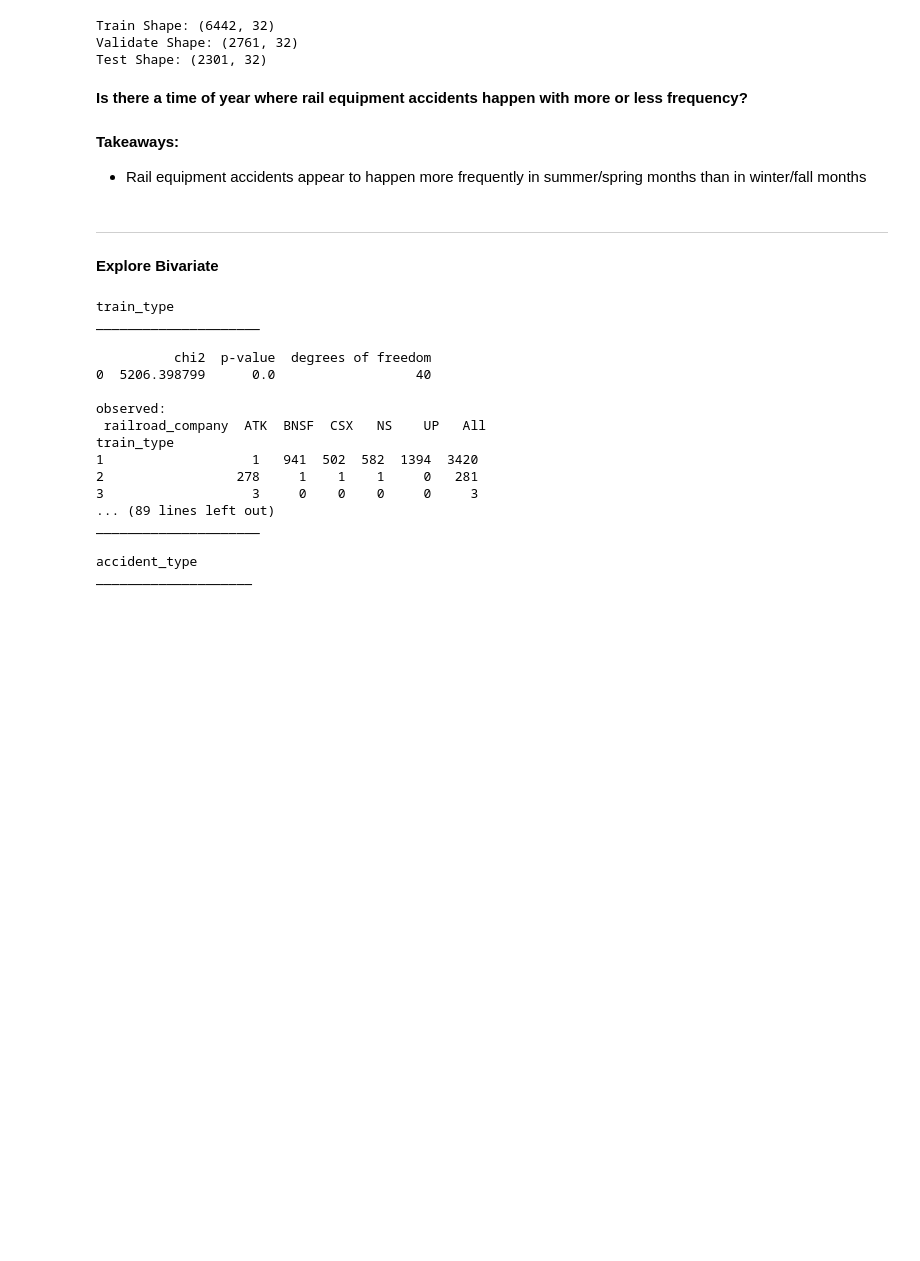
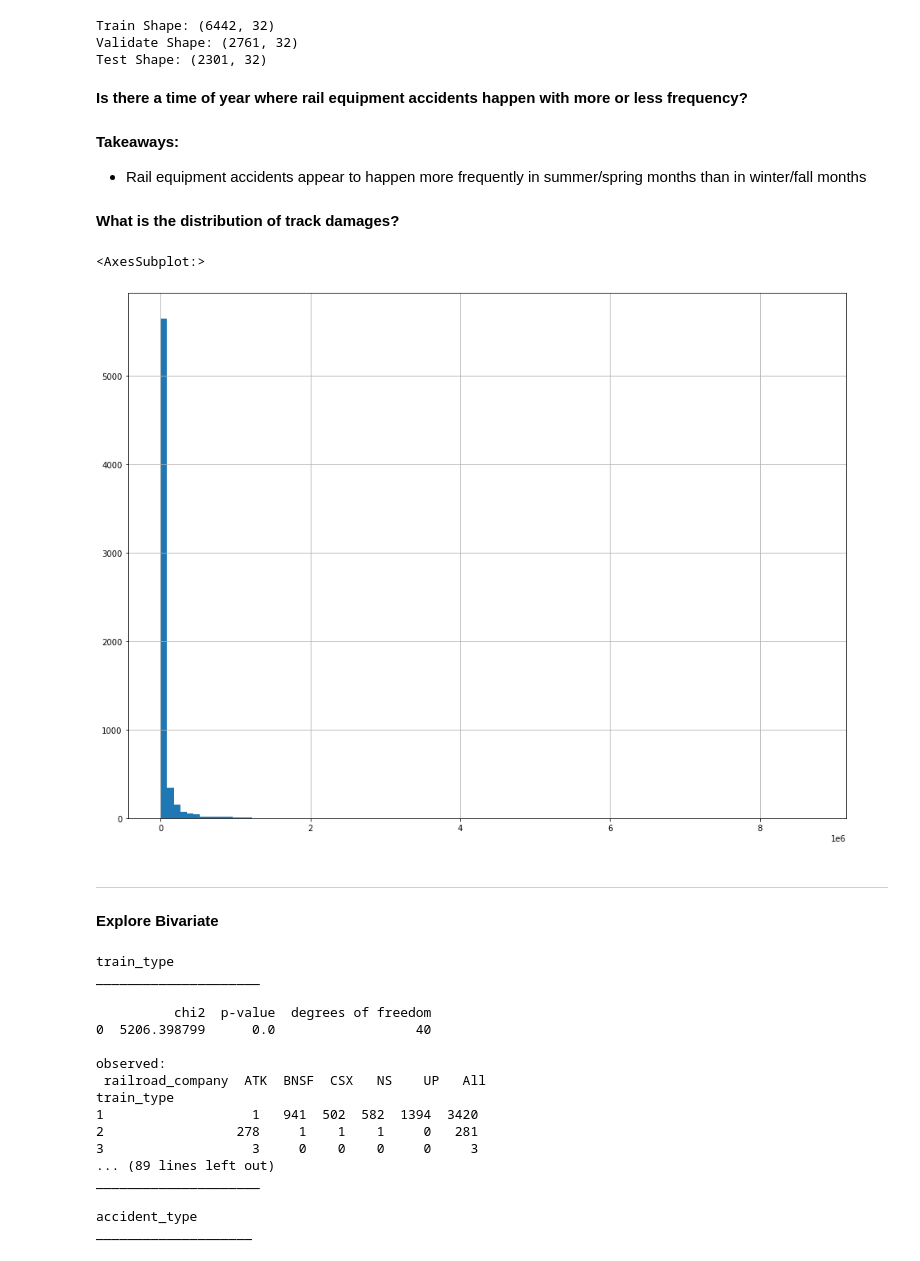
Before and after one commit to OTR-Capstone/Off_The_Rails, a Jupyter notebook: justin_explore.ipynb, the cells around one changed output. Saved outputs shown, nothing was run; the diff lists cells and outputs as text; code cells hidden in the pictures; blank space fills up the shorter version.

```diff
--- a/justin_explore.ipynb
+++ b/justin_explore.ipynb
@@ -266,6 +388,14 @@ train.season.hist()
 # %% [markdown]
 **Takeaways:**
 - Rail equipment accidents appear to happen more frequently in summer/spring months than in winter/fall months
+# %% [markdown]
+**What is the distribution of track damages?**
+# %%
+plt.figure(figsize=(16,12))
+train.track_damage.hist(bins=100)
+# %% [output]
+<AxesSubplot:>
+[figure, added]
 # %% [markdown]
 ---
 # %% [markdown]
```
Also changed, not shown: parts of 44 cells of this notebook.
